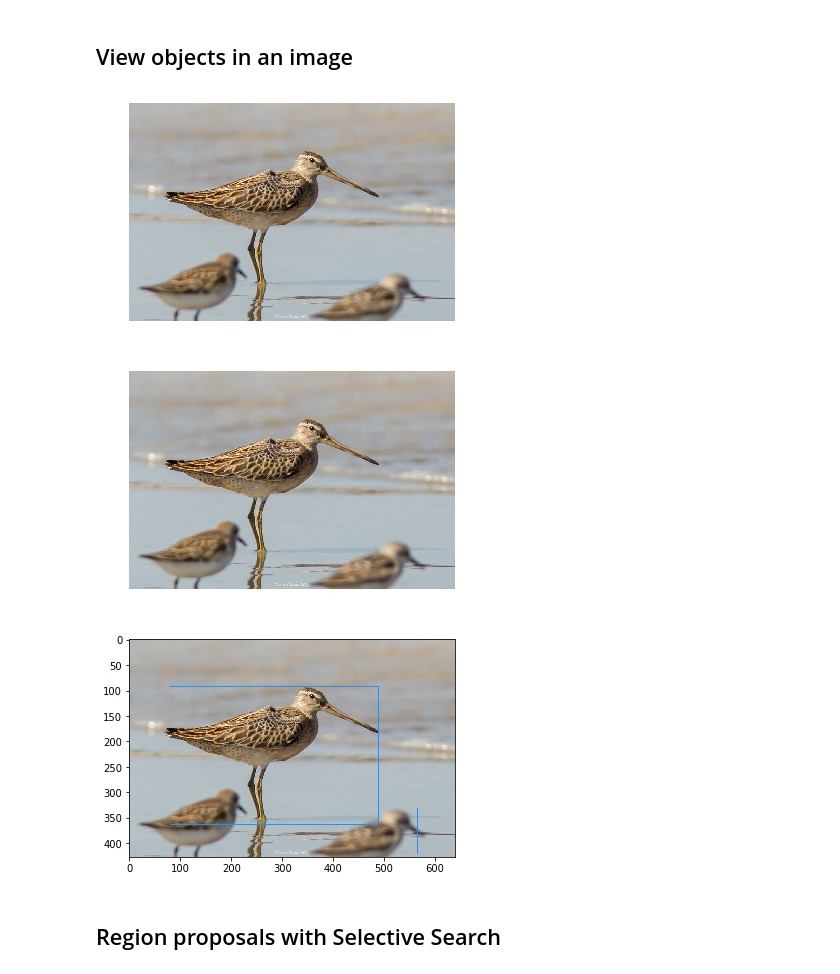
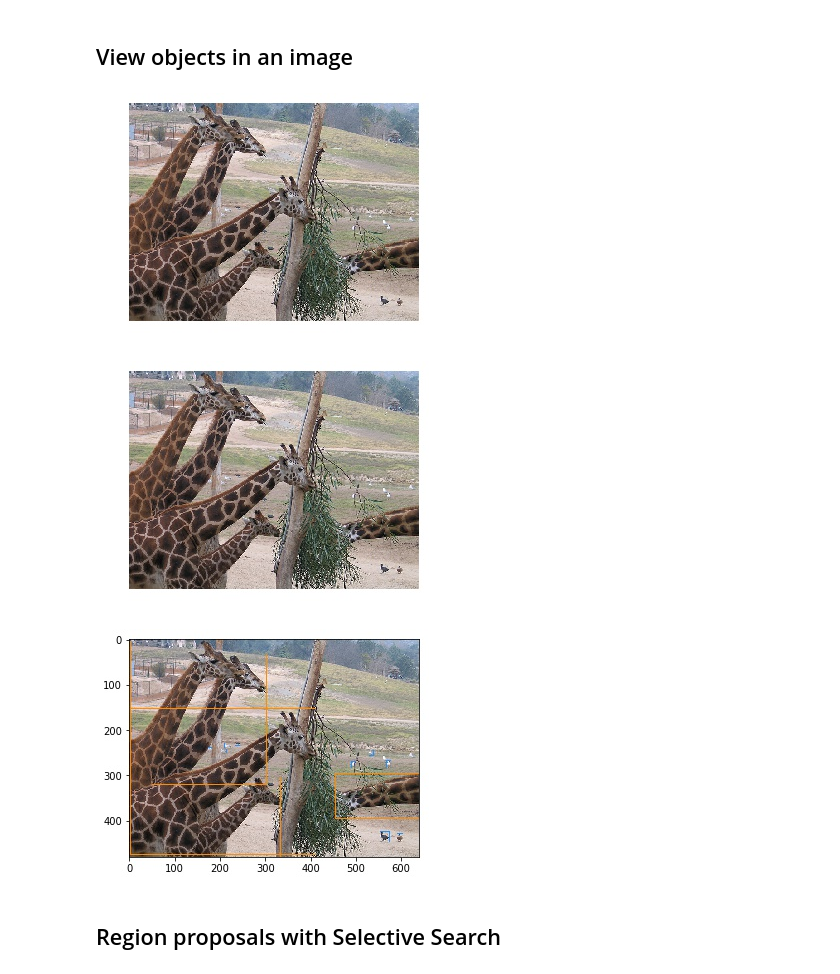
Before and after one commit to kspathak/cse547, a Jupyter notebook: hw3/coco-detection.ipynb, the cells around one changed output. Cells and saved outputs as stored; diff of their text form; code cells hidden in the pictures.

```diff
--- a/hw3/coco-detection.ipynb
+++ b/hw3/coco-detection.ipynb
@@ -77,21 +97,22 @@ def get_color(i):
     return colors[i % len(colors)]
 # %%
 # load and see image
-img = coco.loadImgs([123055])[0] # make sure image ID exists in the dataset given to you.
+img_id = 126021
+img = coco.loadImgs([img_id])[0] # make sure image ID exists in the dataset given to you.
 img_pil = Image.open('%s/%s_2/%s'%(dataDir, dataType, img['file_name'])) # make sure data dir is correct
 
 plt.axis('off')
 plt.imshow(img_pil)
 plt.show()
 # %% [output]
-[figure, old version]
+[figure, new version]
 # %%
 I = io.imread('%s/%s_2/%s'%(dataDir,dataType,img['file_name'])) # make sure data dir is correct
 plt.axis('off')
 plt.imshow(I)
 plt.show()
 # %% [output]
-[figure, old version]
+[figure, new version]
 # %%
 # view objects
 annIds = coco.getAnnIds(imgIds=img['id'], iscrowd=None)
@@ -110,7 +131,7 @@ for ann in anns:
     draw.rectangle(((x, y, x+w, y+h)), fill=None, outline=get_color(cat_color_id)) #RGB
 plt.imshow(img_pil);
 # %% [output]
-[figure, old version]
+[figure, new version]
 # %% [markdown]
 ## Region proposals with Selective Search
 # %% [markdown]
```
Also changed, not shown: parts of 9 cells of this notebook, 9 other files.
